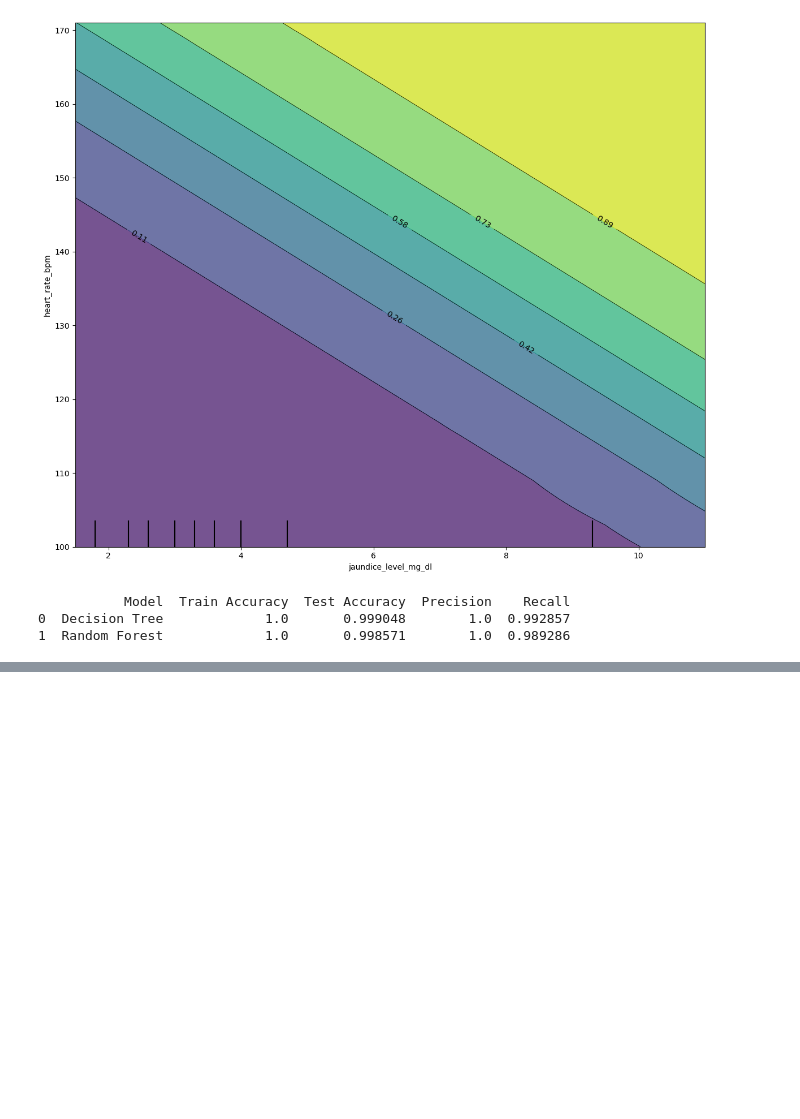
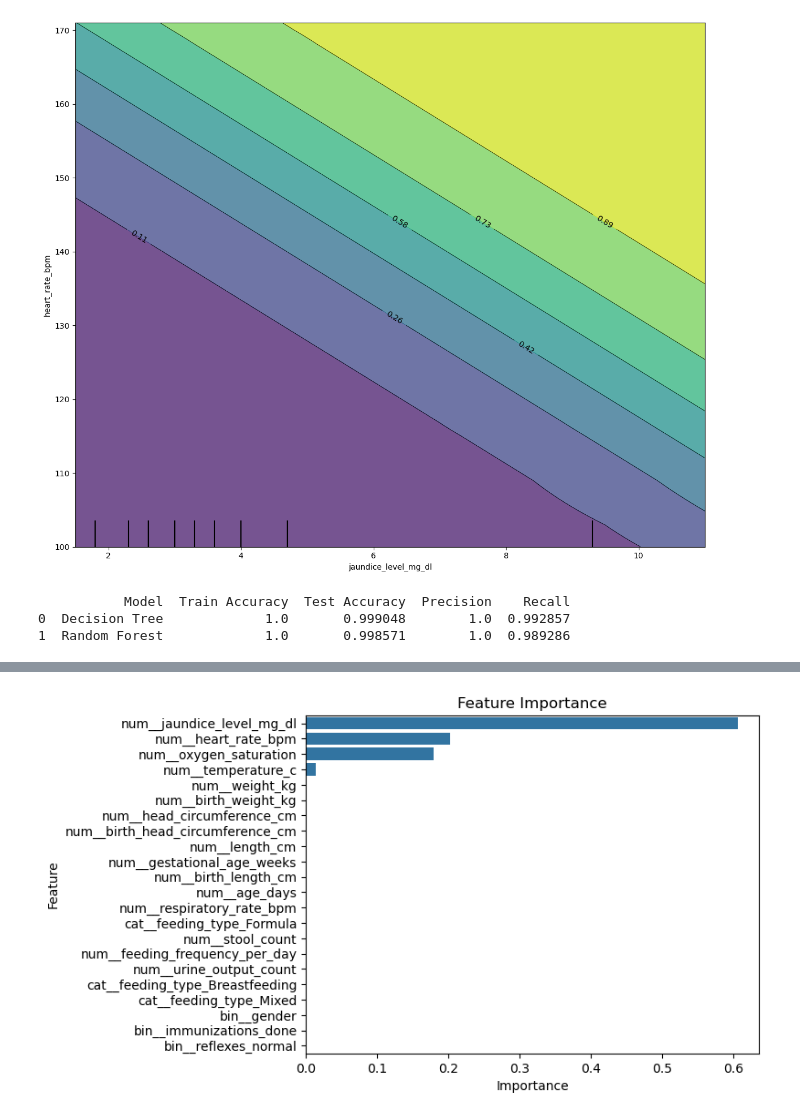
Before and after one commit to R-Vel/ML_Lab2, a Jupyter notebook: report.ipynb, the cells around one changed output, grey strips where cells are left out. Saved outputs shown, nothing was run; the diff lists cells and outputs as text; code cells hidden in the pictures; blank space fills up the shorter version.

Commit message:
GradientBoostingClassifier not solving jaudice issue rn

```diff
--- a/report.ipynb
+++ b/report.ipynb
@@ -1105,0 +1076,25 @@ plt.show()
+# %%
+gbc_model = GradientBoostingClassifier(loss="log_loss", n_estimators=100, random_state=42)
+
+help = Pipeline([
+    ('preprocess', preprocessor),
+    ('clf', gbc_model)
+])
+
+help.fit(X_train, y_train)
+
+FEATURE_NAMES_NEW = preprocessor.get_feature_names_out()
+feature_importances = gbc_model.feature_importances_
+
+feature_importance_df = pd.DataFrame({
+    'Feature': FEATURE_NAMES_NEW,
+    'Importance': feature_importances
+})
+
+feature_importance_df = feature_importance_df.sort_values(by='Importance', ascending=False)
+
+sns.barplot(x='Importance', y='Feature', data=feature_importance_df)
+plt.title('Feature Importance')
+plt.show()
+# %% [output]
+[figure, added]
```
Also changed, not shown: parts of 8 cells of this notebook.
